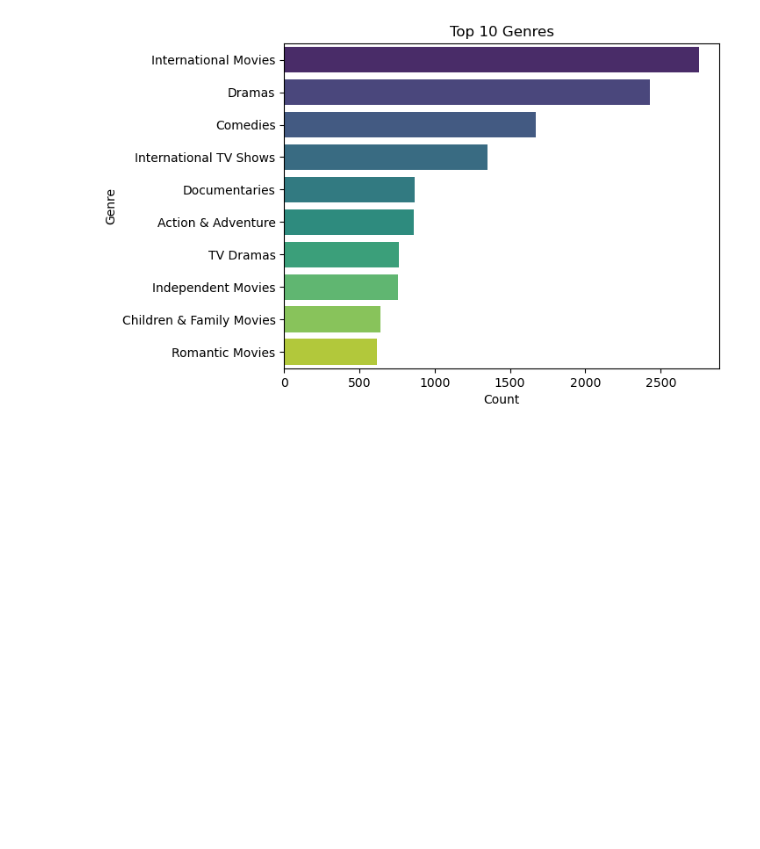
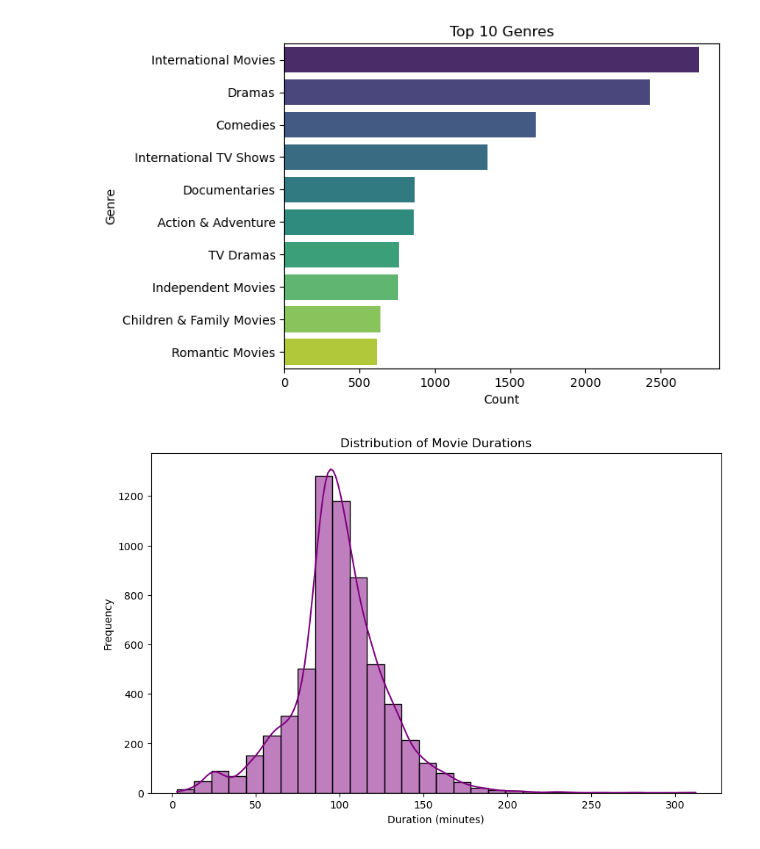
Before and after one commit to kamran-rezaei/netflix-analysis, a Jupyter notebook: netflix_analysis.ipynb, the cells around one changed output. Drawn from its saved outputs; the diff is of its cells as text; code cells hidden in the pictures; blank space fills up the shorter version.

```diff
--- a/netflix_analysis.ipynb
+++ b/netflix_analysis.ipynb
@@ -107,3 +107,15 @@ Passing `palette` without assigning `hue` is deprecated and will be removed in v
 
   sns.barplot(x = 'Count', y = 'Genre', data = genre_df, palette = 'viridis')
 [figure]
+# %%
+movies_duration = data[data['type']=='Movie']['duration'].dropna()
+movies_duration = movies_duration.str.replace(' min', '').astype(int)
+
+plt.figure(figsize=(10, 6))
+sns.histplot(movies_duration, bins=30, kde=True, color='purple')
+plt.title('Distribution of Movie Durations')
+plt.xlabel('Duration (minutes)')
+plt.ylabel('Frequency')
+plt.show()
+# %% [output]
+[figure, added]
```
